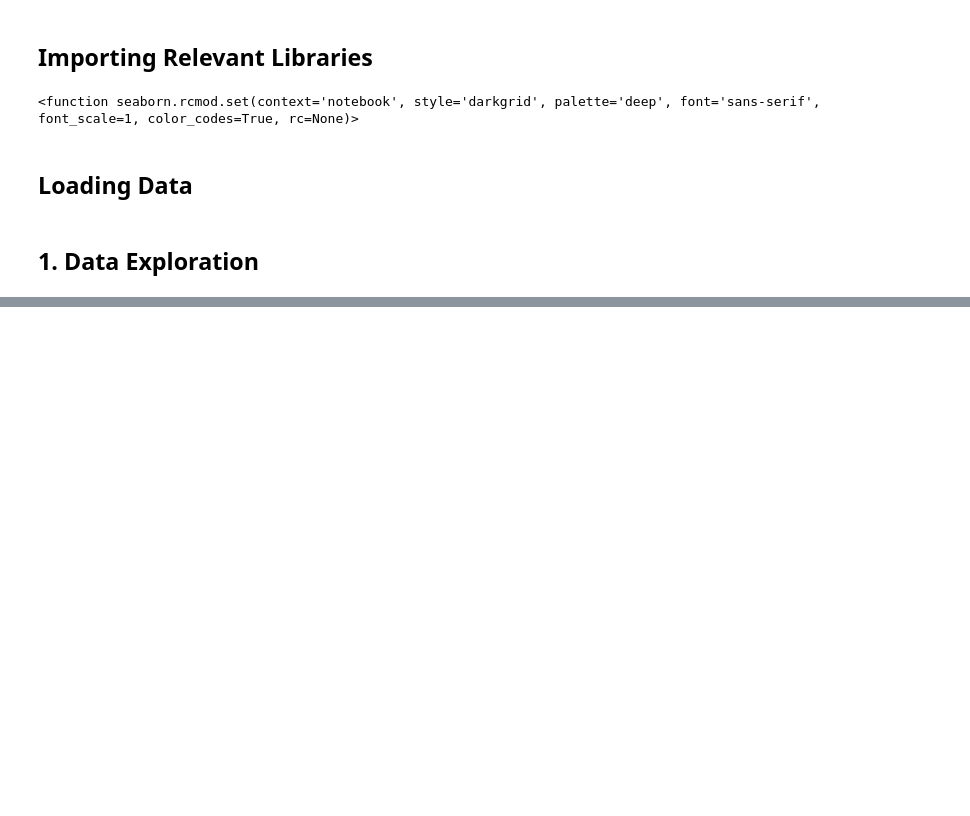
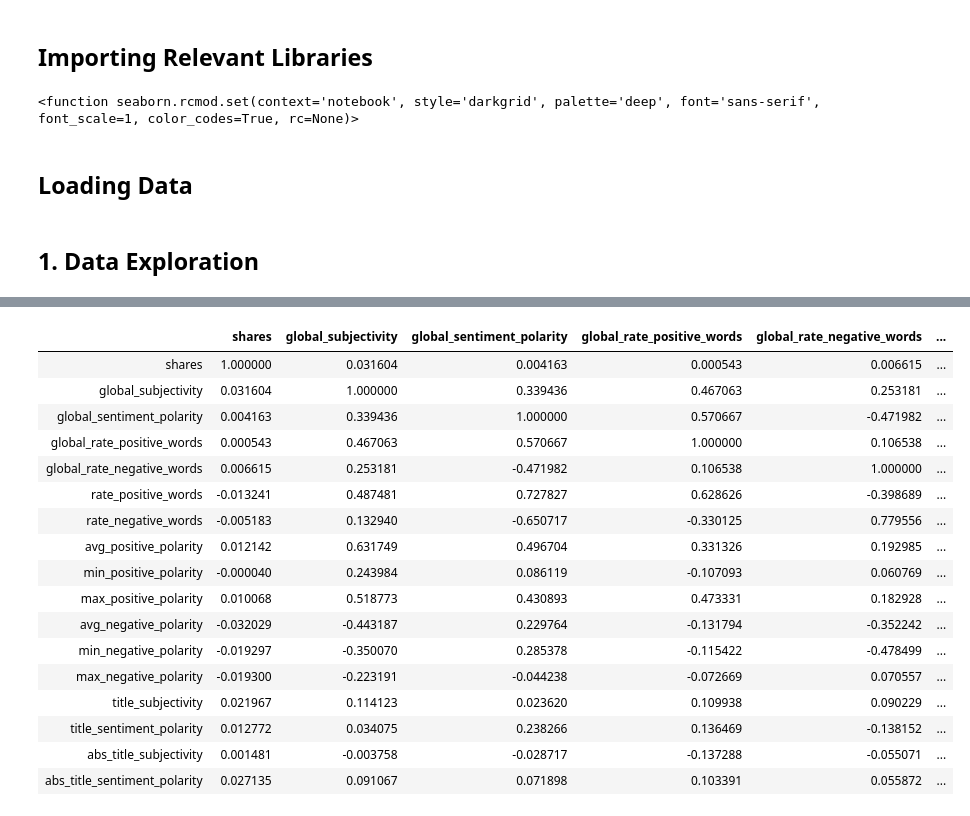
Before and after one commit to akshaynayanravi/news_popularity_online, a Jupyter notebook: news_popularity_online_prediction.ipynb, the cells around one changed output, grey strips where cells are left out. Drawn from its saved outputs; the diff is of its cells as text; code cells hidden in the pictures; blank space fills up the shorter version.

Commit message:
Updated Data Exploration Section

```diff
--- a/news_popularity_online_prediction.ipynb
+++ b/news_popularity_online_prediction.ipynb
@@ -339,0 +525,25 @@ Length: 61, dtype: int64
+# %%
+data_raw[[' shares', ' global_subjectivity', ' global_sentiment_polarity', ' global_rate_positive_words',
+          ' global_rate_negative_words', ' rate_positive_words', ' rate_negative_words', ' avg_positive_polarity',
+          ' min_positive_polarity', ' max_positive_polarity', ' avg_negative_polarity', ' min_negative_polarity',
+          ' max_negative_polarity', ' title_subjectivity', ' title_sentiment_polarity', ' abs_title_subjectivity',
+          ' abs_title_sentiment_polarity']].corr()
+# %% [output]
+|  | shares | global_subjectivity | global_sentiment_polarity | global_rate_positive_words | global_rate_negative_words | ... |
+| shares | 1.000000 | 0.031604 | 0.004163 | 0.000543 | 0.006615 | ... |
+| global_subjectivity | 0.031604 | 1.000000 | 0.339436 | 0.467063 | 0.253181 | ... |
+| global_sentiment_polarity | 0.004163 | 0.339436 | 1.000000 | 0.570667 | -0.471982 | ... |
+| global_rate_positive_words | 0.000543 | 0.467063 | 0.570667 | 1.000000 | 0.106538 | ... |
+| global_rate_negative_words | 0.006615 | 0.253181 | -0.471982 | 0.106538 | 1.000000 | ... |
+| rate_positive_words | -0.013241 | 0.487481 | 0.727827 | 0.628626 | -0.398689 | ... |
+| rate_negative_words | -0.005183 | 0.132940 | -0.650717 | -0.330125 | 0.779556 | ... |
+| avg_positive_polarity | 0.012142 | 0.631749 | 0.496704 | 0.331326 | 0.192985 | ... |
+| min_positive_polarity | -0.000040 | 0.243984 | 0.086119 | -0.107093 | 0.060769 | ... |
+| max_positive_polarity | 0.010068 | 0.518773 | 0.430893 | 0.473331 | 0.182928 | ... |
+| avg_negative_polarity | -0.032029 | -0.443187 | 0.229764 | -0.131794 | -0.352242 | ... |
+| min_negative_polarity | -0.019297 | -0.350070 | 0.285378 | -0.115422 | -0.478499 | ... |
+| max_negative_polarity | -0.019300 | -0.223191 | -0.044238 | -0.072669 | 0.070557 | ... |
+| title_subjectivity | 0.021967 | 0.114123 | 0.023620 | 0.109938 | 0.090229 | ... |
+| title_sentiment_polarity | 0.012772 | 0.034075 | 0.238266 | 0.136469 | -0.138152 | ... |
+| abs_title_subjectivity | 0.001481 | -0.003758 | -0.028717 | -0.137288 | -0.055071 | ... |
+| abs_title_sentiment_polarity | 0.027135 | 0.091067 | 0.071898 | 0.103391 | 0.055872 | ... |
```
Also changed, not shown: parts of 61 cells of this notebook.
